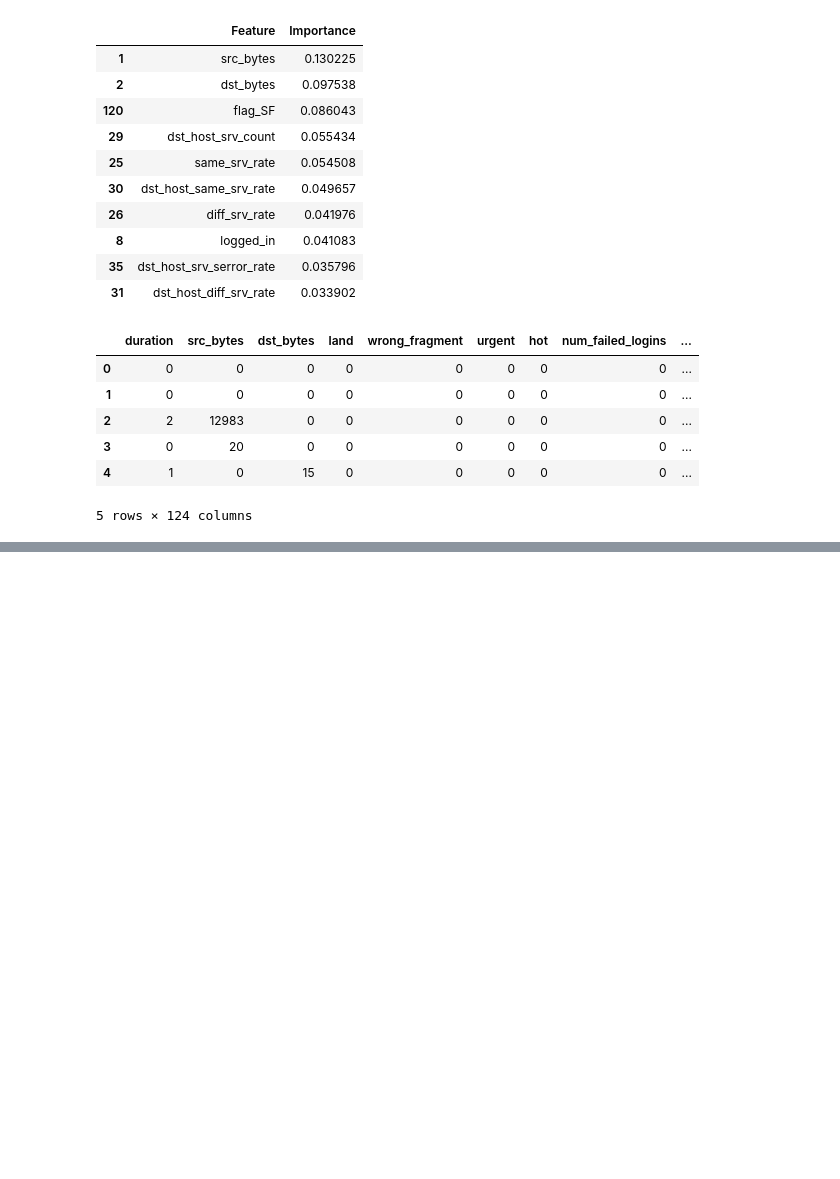
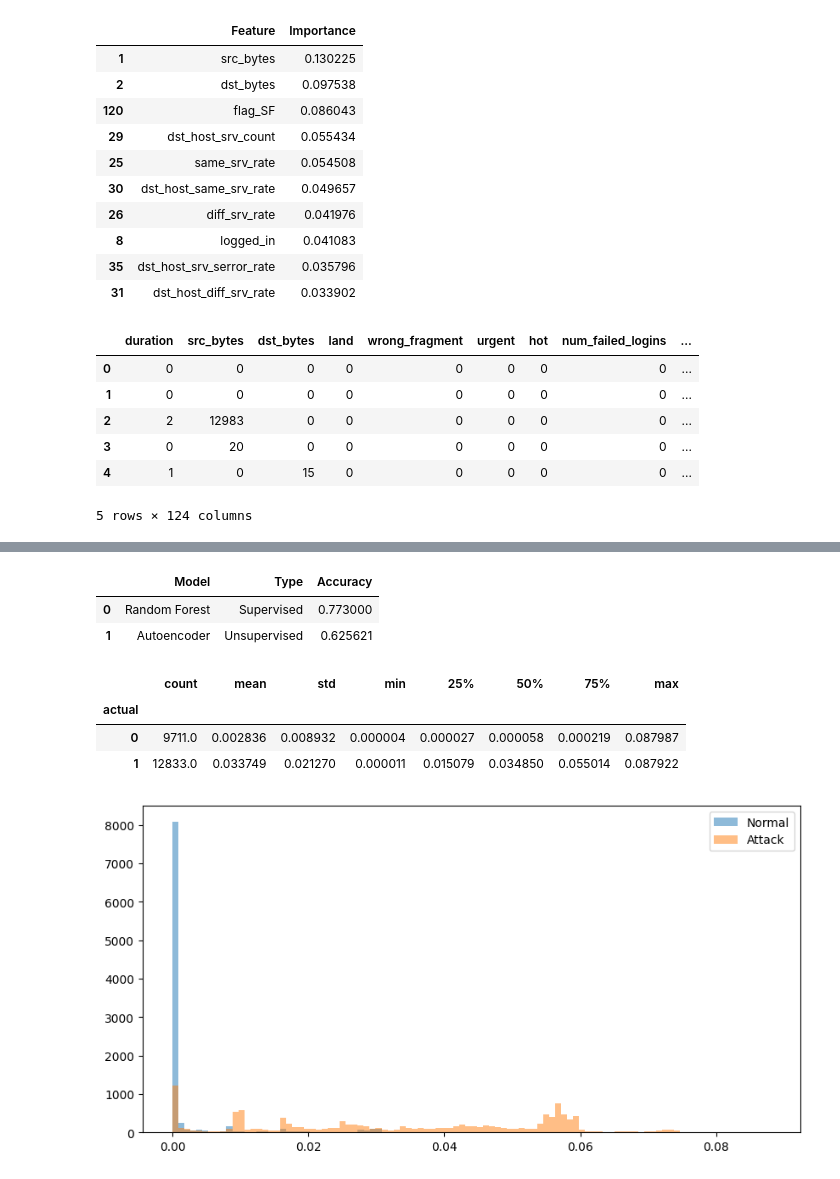
Before and after one commit to mugdhachalla/network-intrusion-detection, a Jupyter notebook: intrusion.ipynb, the cells around one changed output, grey strips where cells are left out. Cells and saved outputs as stored; diff of their text form; code cells hidden in the pictures; blank space fills up the shorter version.

Commit message:
added autoencoder

```diff
--- a/intrusion.ipynb
+++ b/intrusion.ipynb
@@ -299,0 +386,13 @@ attack_sample.to_csv(
+# %%
+import numpy as np
+
+reconstructed = autoencoder.predict(
+    X_test_auto
+)
+
+mse = np.mean(
+    np.square(
+        X_test_auto - reconstructed
+    ),
+    axis=1
+)
@@ -299,0 +456,61 @@ attack_sample.to_csv(
+# %%
+comparison = {
+    "Model": [
+        "Random Forest",
+        "Autoencoder"
+    ],
+    "Type": [
+        "Supervised",
+        "Unsupervised"
+    ],
+    "Accuracy": [
+        0.773,
+        accuracy_score(
+            y_test_auto,
+            pred_auto
+        )
+    ]
+}
+
+pd.DataFrame(comparison)
+# %% [output]
+|  | Model | Type | Accuracy |
+| 0 | Random Forest | Supervised | 0.773000 |
+| 1 | Autoencoder | Unsupervised | 0.625621 |
+# %%
+import pandas as pd
+
+results = pd.DataFrame({
+    "mse": mse,
+    "actual": y_test_auto
+})
+
+results.groupby("actual")["mse"].describe()
+# %% [output]
+|  | count | mean | std | min | 25% | 50% | 75% | max |
+| actual |  |  |  |  |  |  |  |  |
+| 0 | 9711.0 | 0.002836 | 0.008932 | 0.000004 | 0.000027 | 0.000058 | 0.000219 | 0.087987 |
+| 1 | 12833.0 | 0.033749 | 0.021270 | 0.000011 | 0.015079 | 0.034850 | 0.055014 | 0.087922 |
+# %%
+import matplotlib.pyplot as plt
+
+plt.figure(figsize=(10,5))
+
+plt.hist(
+    results[results["actual"]==0]["mse"],
+    bins=100,
+    alpha=0.5,
+    label="Normal"
+)
+
+plt.hist(
+    results[results["actual"]==1]["mse"],
+    bins=100,
+    alpha=0.5,
+    label="Attack"
+)
+
+plt.legend()
+plt.show()
+# %% [output]
+[figure, added]
```
Also changed, not shown: parts of 19 cells of this notebook, 5 other files.
